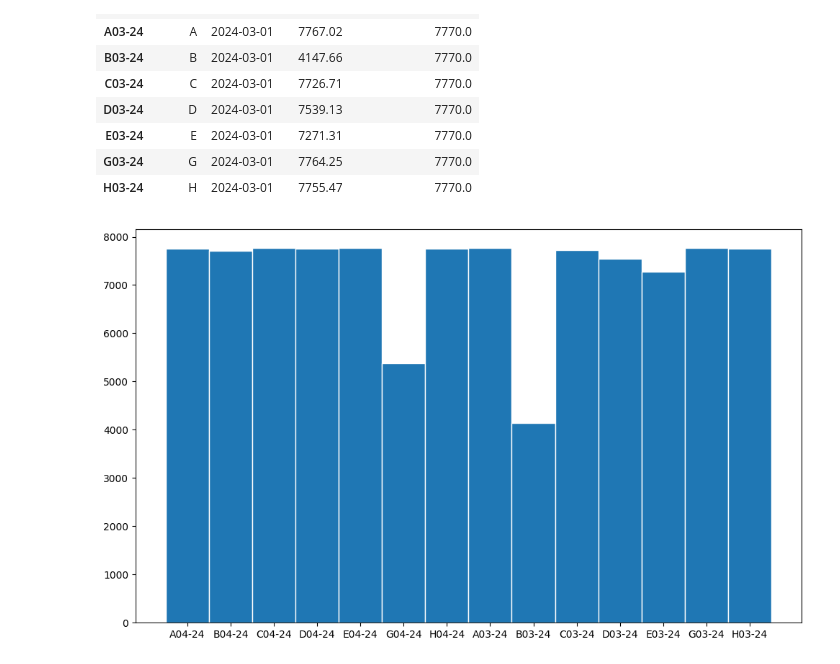
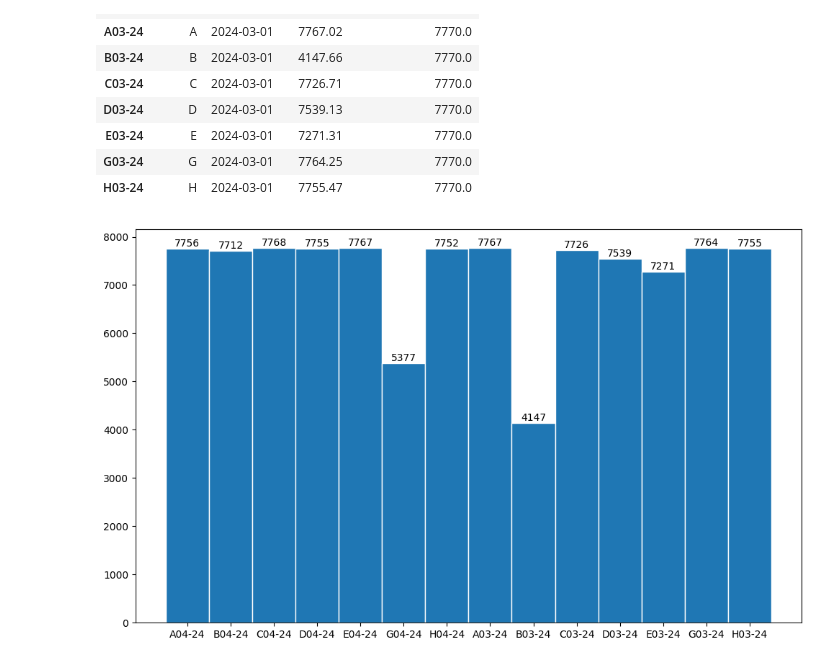
Before and after one commit to Ga-Moura/otimizacao, a Jupyter notebook: otimizacao.V2.ipynb, the cells around one changed output. Cells and saved outputs as stored; diff of their text form; code cells hidden in the pictures.

```diff
--- a/otimizacao.V2.ipynb
+++ b/otimizacao.V2.ipynb
@@ -297,18 +298,18 @@ carteira_df
 # %%
 
 fig,ax = plt.subplots(figsize=(10,6))
 
 x = carteira_df.index
 
 y = carteira_df['demanda']
 
 
-ax.bar(x,y, width=1 , edgecolor = 'white')
+bar = ax.bar(x,y, width=1 , edgecolor = 'white')
 
-
+ax.bar_label(bar, fmt='%d')
 
 fig.tight_layout()
 
 plt.show()
 # %% [output]
-[figure, old version]
+[figure, new version]
```
Also changed, not shown: parts of 1 cell of this notebook.
